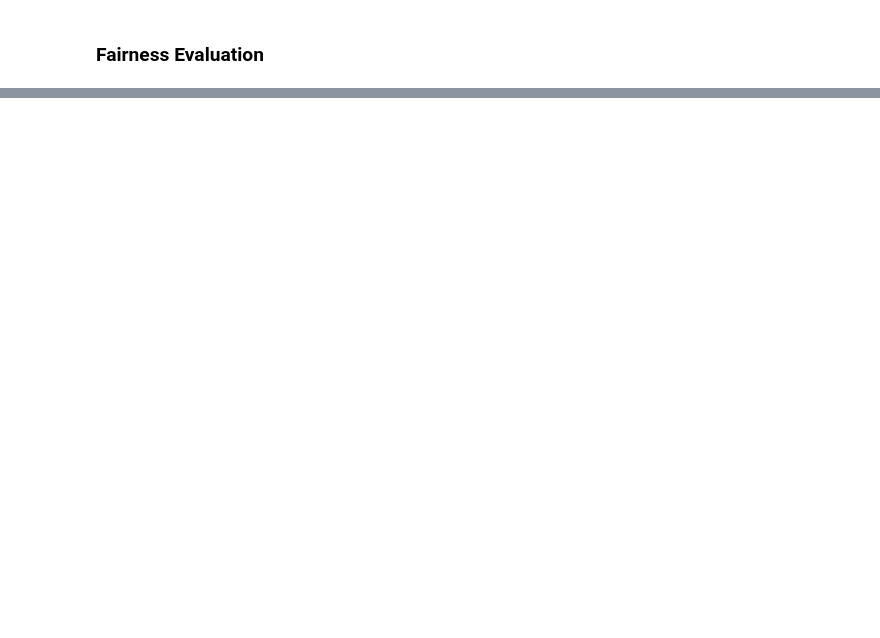
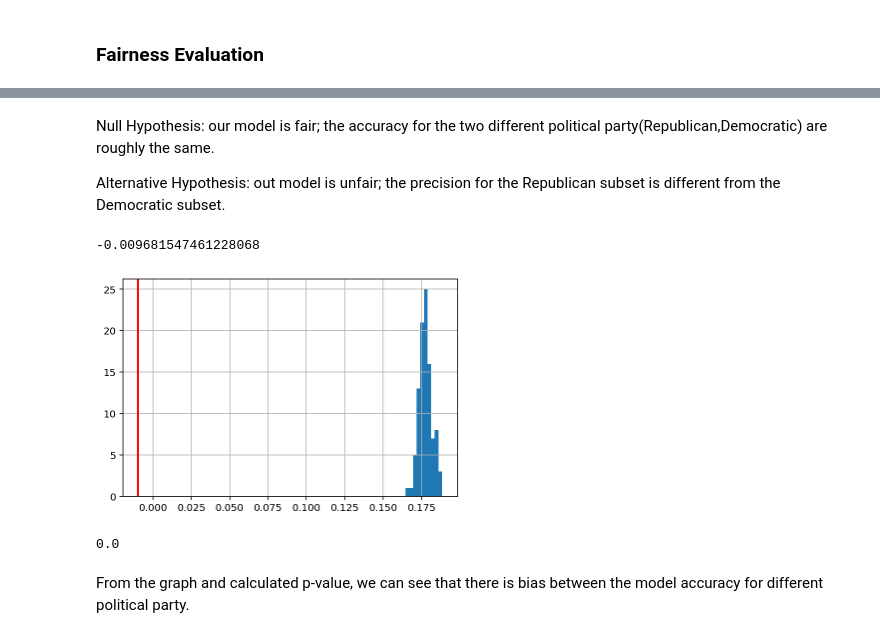
Before and after one commit to ChristineXu0924/dsc80_pj5, a Jupyter notebook: stocks.ipynb, the cells around one changed output, grey strips where cells are left out. Cells and saved outputs as stored; diff of their text form; code cells hidden in the pictures; blank space fills up the shorter version.

```diff
--- a/stocks.ipynb
+++ b/stocks.ipynb
@@ -239,0 +250,49 @@ See the caveats in the documentation: https://pandas.pydata.org/pandas-docs/stab
+# %% [markdown]
+Null Hypothesis: our model is fair; the accuracy for the two different political party(Republican,Democratic) are roughly the same.
+
+Alternative Hypothesis: out model is unfair; the precision for the Republican subset is different from the Democratic subset.
+# %%
+needed = ['transaction_date', 'avg_amount','type', 'owner', 'ticker', 'current_party', 'cap_gains_over_200_usd', 'region']
+# %%
+X = swp[needed].fillna('_')
+# %%
+blue = X[X['current_party'] == 'Democratic']
+blue_pre = searcher.predict(blue[features])
+blue_f1 = metrics.f1_score(np.array(blue['region']), blue_pre, average='weighted')
+
+red = X[X['current_party'] == 'Republican']
+red_pre = searcher.predict(red[features])
+red_f1 = metrics.f1_score(np.array(red['region']), red_pre, average='weighted')
+
+obs_diff = blue_f1-red_f1
+obs_diff
+# %% [output]
+-0.009681547461228068
+# %%
+# Performing the permutation test
+
+acc_diff = []
+for _ in range(100):
+    shuffled = X.assign(current_party=X.current_party.sample(frac=1.0, replace=False).reset_index(drop=True))
+    blue = shuffled[shuffled['current_party'] == 'Democratic']
+    blue_pre = searcher.predict(blue[features])
+    blue_f1 = metrics.f1_score(np.array(blue['region']), blue_pre, average='weighted')
+
+    red = shuffled[shuffled['current_party'] == 'Republican']
+    red_pre = searcher.predict(red[features])
+    red_f1 = metrics.f1_score(np.array(red['region']), red_pre, average='weighted')
+
+    diff = blue_f1 - red_f1
+    acc_diff.append(diff)
+# %%
+pd.Series(acc_diff).hist()
+plt.axvline(x=obs_diff, color='red', linewidth=2);
+# %% [output]
+[figure, added]
+# %%
+# The result p-value
+np.mean(np.array(acc_diff) <= obs_diff)
+# %% [output]
+0.0
+# %% [markdown]
+From the graph and calculated p-value, we can see that there is bias between the model accuracy for different political party.
```
Also changed, not shown: parts of 51 cells of this notebook.
